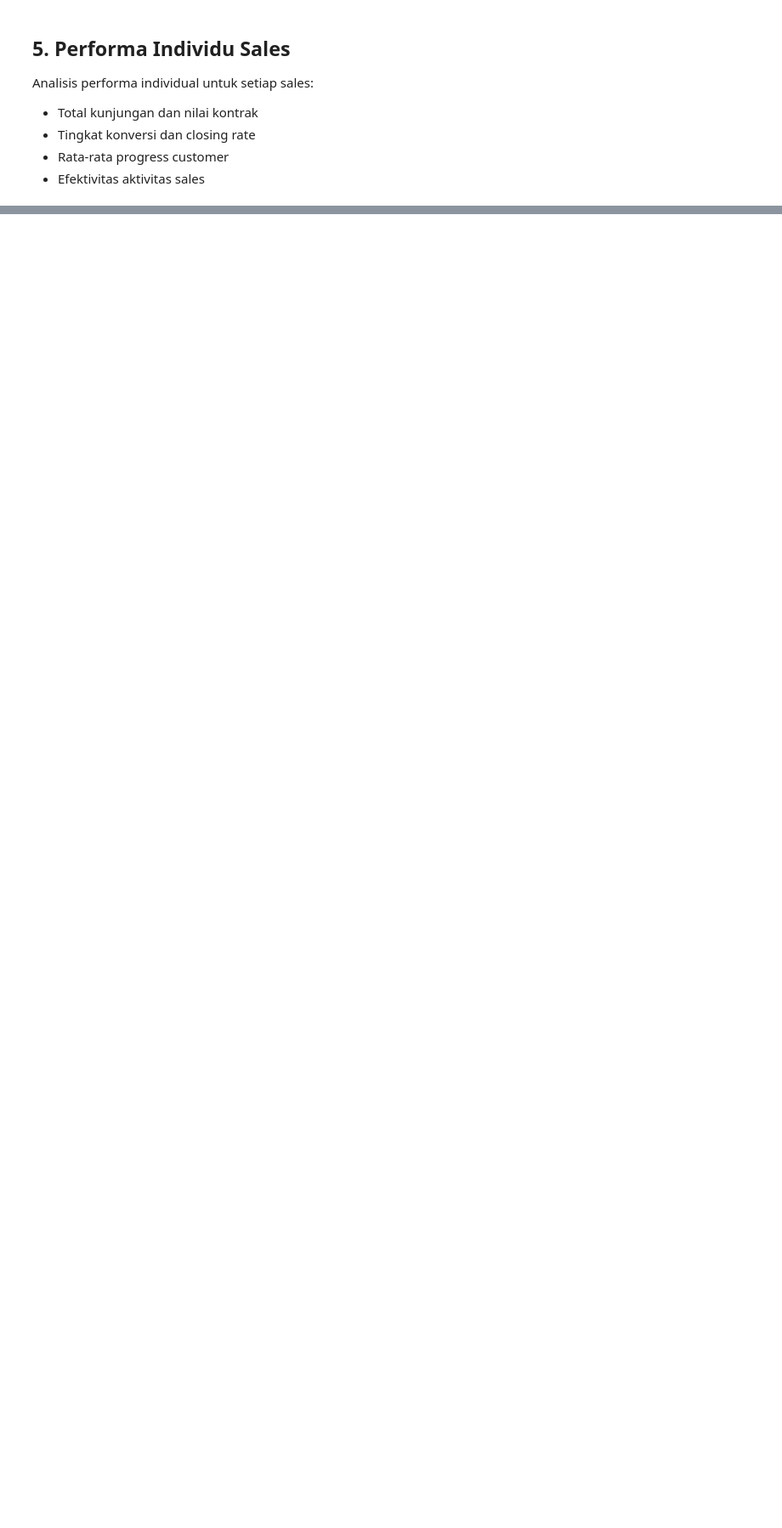
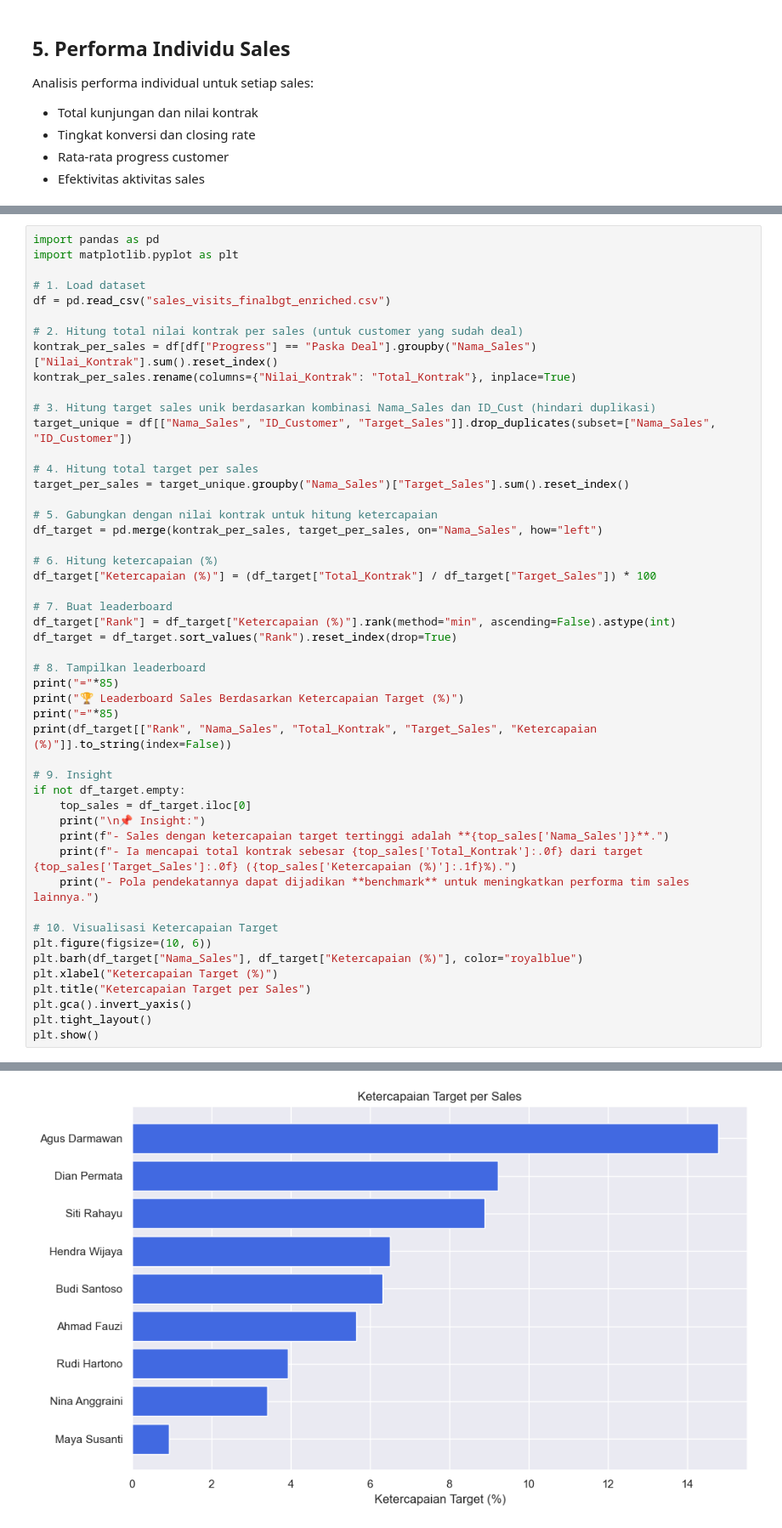
Before and after one commit to sitinurafifazkarima/dashboard-salestracker, a Jupyter notebook: analisis_salestracker.ipynb, the cells around one changed output, grey strips where cells are left out. Shown: that part at 85% size. Drawn from its saved outputs; the diff is of its cells as text; blank space fills up the shorter version.

```diff
--- a/analisis_salestracker.ipynb
+++ b/analisis_salestracker.ipynb
@@ -430,0 +581,50 @@ Dewi Pratiwi            NaN           1159000000          0.00         0.00
+# %%
+import pandas as pd
+import matplotlib.pyplot as plt
+
+# 1. Load dataset
+df = pd.read_csv("sales_visits_finalbgt_enriched.csv")
+
+# 2. Hitung total nilai kontrak per sales (untuk customer yang sudah deal)
+kontrak_per_sales = df[df["Progress"] == "Paska Deal"].groupby("Nama_Sales")["Nilai_Kontrak"].sum().reset_index()
+kontrak_per_sales.rename(columns={"Nilai_Kontrak": "Total_Kontrak"}, inplace=True)
+
+# 3. Hitung target sales unik berdasarkan kombinasi Nama_Sales dan ID_Cust (hindari duplikasi)
+target_unique = df[["Nama_Sales", "ID_Customer", "Target_Sales"]].drop_duplicates(subset=["Nama_Sales", "ID_Customer"])
+
+# 4. Hitung total target per sales
+target_per_sales = target_unique.groupby("Nama_Sales")["Target_Sales"].sum().reset_index()
+
+# 5. Gabungkan dengan nilai kontrak untuk hitung ketercapaian
+df_target = pd.merge(kontrak_per_sales, target_per_sales, on="Nama_Sales", how="left")
+
+# 6. Hitung ketercapaian (%)
+df_target["Ketercapaian (%)"] = (df_target["Total_Kontrak"] / df_target["Target_Sales"]) * 100
+
+# 7. Buat leaderboard
+df_target["Rank"] = df_target["Ketercapaian (%)"].rank(method="min", ascending=False).astype(int)
+df_target = df_target.sort_values("Rank").reset_index(drop=True)
+
+# 8. Tampilkan leaderboard
+print("="*85)
+print("🏆 Leaderboard Sales Berdasarkan Ketercapaian Target (%)")
+print("="*85)
+print(df_target[["Rank", "Nama_Sales", "Total_Kontrak", "Target_Sales", "Ketercapaian (%)"]].to_string(index=False))
+
+# 9. Insight
+if not df_target.empty:
+    top_sales = df_target.iloc[0]
+    print("\n📌 Insight:")
+    print(f"- Sales dengan ketercapaian target tertinggi adalah **{top_sales['Nama_Sales']}**.")
+    print(f"- Ia mencapai total kontrak sebesar {top_sales['Total_Kontrak']:.0f} dari target {top_sales['Target_Sales']:.0f} ({top_sales['Ketercapaian (%)']:.1f}%).")
+    print("- Pola pendekatannya dapat dijadikan **benchmark** untuk meningkatkan performa tim sales lainnya.")
+
+# 10. Visualisasi Ketercapaian Target
+plt.figure(figsize=(10, 6))
+plt.barh(df_target["Nama_Sales"], df_target["Ketercapaian (%)"], color="royalblue")
+plt.xlabel("Ketercapaian Target (%)")
+plt.title("Ketercapaian Target per Sales")
+plt.gca().invert_yaxis()
+plt.tight_layout()
+plt.show()
+# %% [output]
@@ -431,3 +649,4 @@ Dewi Pratiwi            NaN           1159000000          0.00         0.00
+[figure, added]
 # %% [markdown]
 ## 6. Detail Profil Sales
 
```
Also changed, not shown: parts of 8 cells of this notebook, 2 other files.
